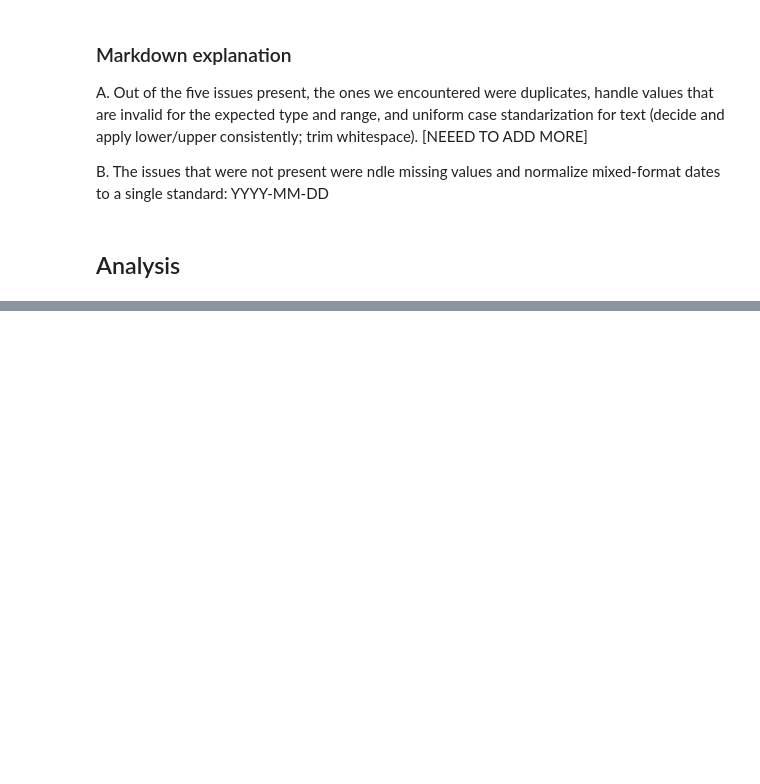
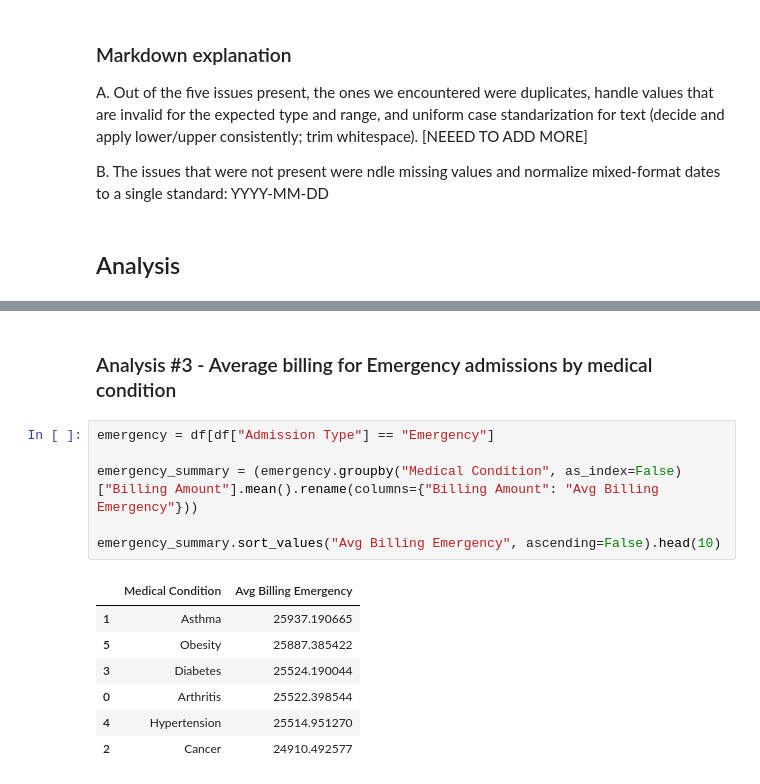
Before and after one commit to srtarpara/cs210-hw-assignment-2, a Jupyter notebook: diy_dataset.ipynb, the cells around one changed output, grey strips where cells are left out. Saved outputs shown, nothing was run; the diff lists cells and outputs as text; blank space fills up the shorter version.

```diff
--- a/diy_dataset.ipynb
+++ b/diy_dataset.ipynb
@@ -362,0 +410,16 @@ B. The issues that were not present were ndle missing values and normalize mixed
+# %% [markdown]
+### Analysis #3 - Average billing for Emergency admissions by medical condition
+# %%
+emergency = df[df["Admission Type"] == "Emergency"]
+
+emergency_summary = (emergency.groupby("Medical Condition", as_index=False)["Billing Amount"].mean().rename(columns={"Billing Amount": "Avg Billing Emergency"}))
+
+emergency_summary.sort_values("Avg Billing Emergency", ascending=False).head(10)
+# %% [output]
+|  | Medical Condition | Avg Billing Emergency |
+| 1 | Asthma | 25937.190665 |
+| 5 | Obesity | 25887.385422 |
+| 3 | Diabetes | 25524.190044 |
+| 0 | Arthritis | 25522.398544 |
+| 4 | Hypertension | 25514.951270 |
+| 2 | Cancer | 24910.492577 |
```
Also changed, not shown: parts of 9 cells of this notebook.
